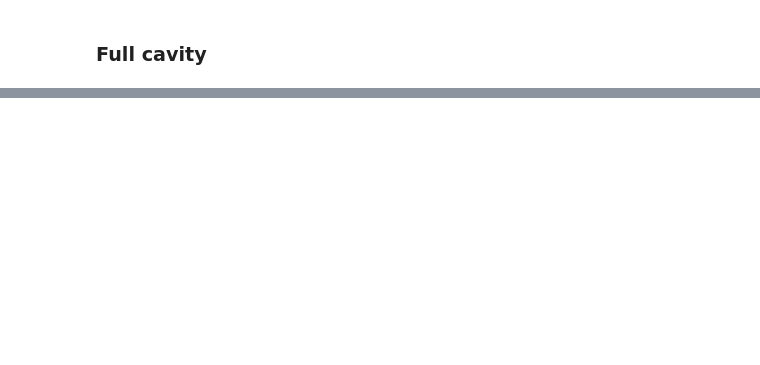
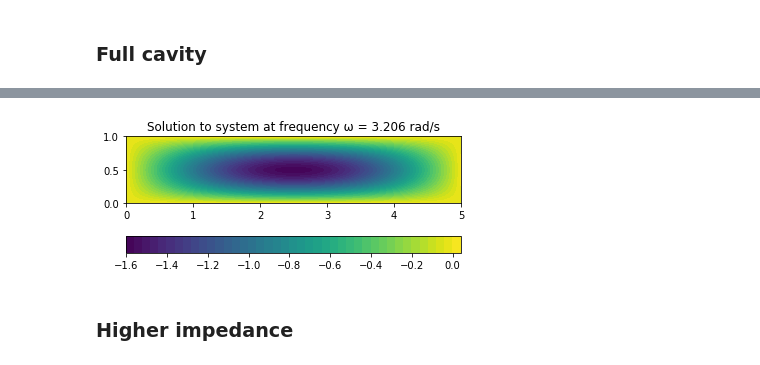
Before and after one commit to FMatti/Maxwell-MRI, a Jupyter notebook: examples/imperfect_conductor/imperfect_conductor.ipynb, the cells around one changed output, grey strips where cells are left out. Cells and saved outputs as stored; diff of their text form; code cells hidden in the pictures; blank space fills up the shorter version.

```diff
--- a/examples/imperfect_conductor/imperfect_conductor.ipynb
+++ b/examples/imperfect_conductor/imperfect_conductor.ipynb
@@ -47,0 +89,9 @@ RC.plot_external_solution(sol, contains_boundary_values=True, omega=omega)
+# %%
+omega = eigfreqs[1]
+RC.solve(omega)
+sol = RC.get_solution()[0]
+RC.plot_external_solution(sol, contains_boundary_values=True, omega=omega)
+# %% [output]
+[figure, added]
+# %% [markdown]
+### Higher impedance
```
Also changed, not shown: parts of 6 cells of this notebook, 1 other file.
